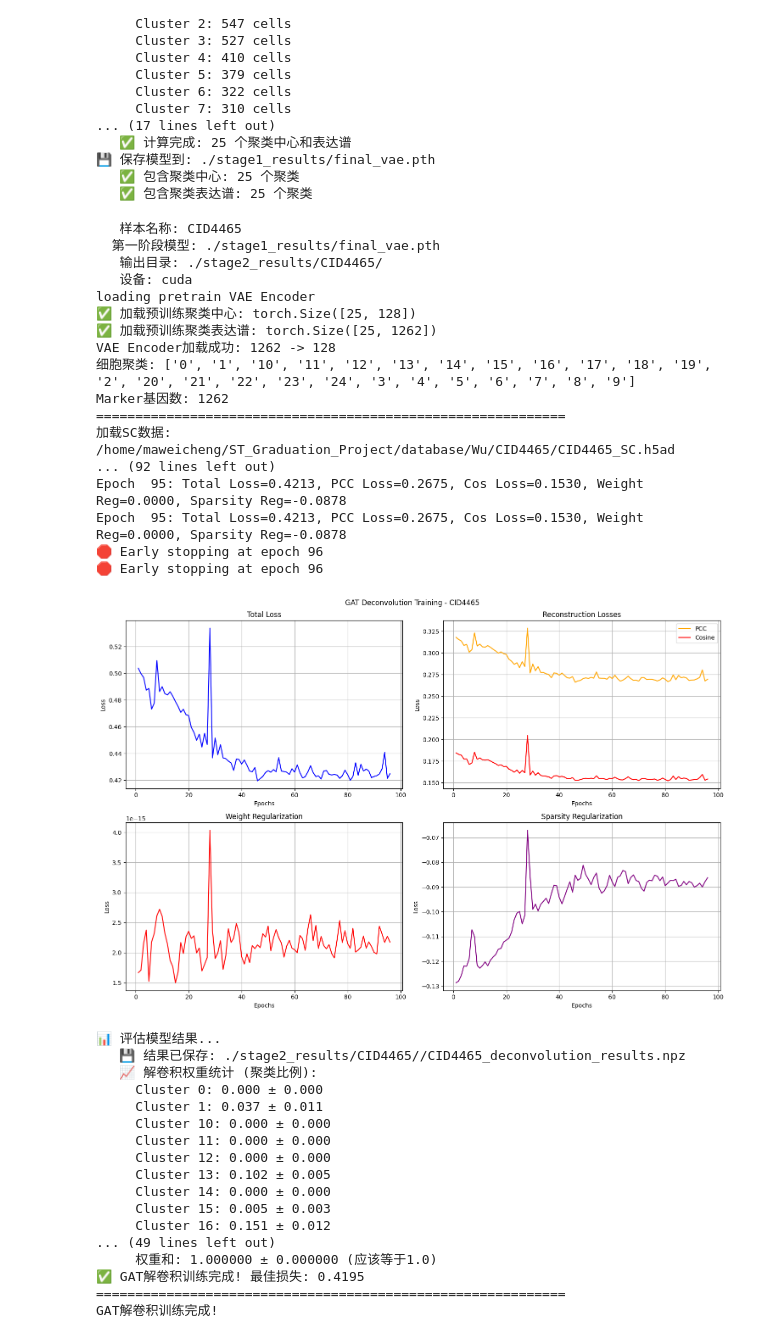
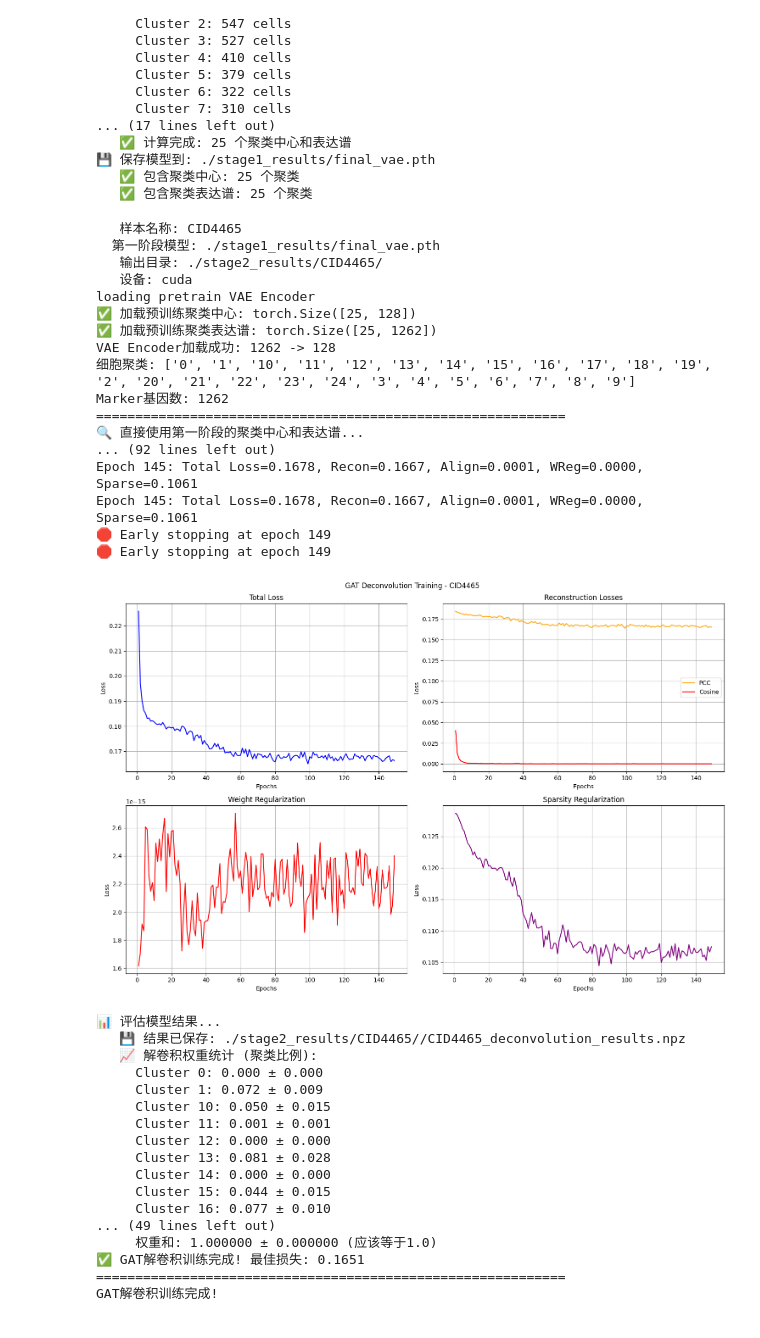
Before and after one commit to KuangQuanS/Spagraph, a Jupyter notebook: SC_MAP_ST/run.ipynb, the cells around one changed output. Drawn from its saved outputs; the diff is of its cells as text; code cells hidden in the pictures.

```diff
--- a/SC_MAP_ST/run.ipynb
+++ b/SC_MAP_ST/run.ipynb
@@ -39,47 +39,53 @@ Epoch 500: Train Loss=471.6633 (Recon=452.7076, KL=18.9557), Test Loss=452.6463
 # %%
 %run stage2.py \
     --st_file "/home/maweicheng/ST_Graduation_Project/database/Wu/CID4465/CID4465_ST.h5ad" \
     --stage1_model_path "./stage1_results/final_vae.pth" \
     --output_dir "./stage2_results/CID4465/" \
     --gat_hidden_dim 256 \
     --gat_layers 6 \
-    --lr 5e-4 \
-    --loss_alpha 1.0 \
-    --loss_beta 0.5 \
+    --lr 1e-4 \
+    --loss_lambda_pearson 1.0 \
+    --loss_lambda_cosine 1.0 \
+    --loss_lambda_align 1.0 \
+    --loss_lambda_reg 0.5 \
+    --loss_lambda_sparse 0.01 \
+    --k_spatial 20 \
+    --similarity_threshold 0.1 \
+    --batch_size 128 \
     --n_epochs 500
 # %% [output]
    样本名称: CID4465
   第一阶段模型: ./stage1_results/final_vae.pth
    输出目录: ./stage2_results/CID4465/
    设备: cuda
 loading pretrain VAE Encoder
 ✅ 加载预训练聚类中心: torch.Size([25, 128])
 ✅ 加载预训练聚类表达谱: torch.Size([25, 1262])
 VAE Encoder加载成功: 1262 -> 128
 细胞聚类: ['0', '1', '10', '11', '12', '13', '14', '15', '16', '17', '18', '19', '2', '20', '21', '22', '23', '24', '3', '4', '5', '6', '7', '8', '9']
 Marker基因数: 1262
 ============================================================
-加载SC数据: /home/maweicheng/ST_Graduation_Project/database/Wu/CID4465/CID4465_SC.h5ad
+🔍 直接使用第一阶段的聚类中心和表达谱...
 ... (92 lines left out)
-Epoch  95: Total Loss=0.4213, PCC Loss=0.2675, Cos Loss=0.1530, Weight Reg=0.0000, Sparsity Reg=-0.0878
-Epoch  95: Total Loss=0.4213, PCC Loss=0.2675, Cos Loss=0.1530, Weight Reg=0.0000, Sparsity Reg=-0.0878
-🛑 Early stopping at epoch 96
-🛑 Early stopping at epoch 96
+Epoch 145: Total Loss=0.1678, Recon=0.1667, Align=0.0001, WReg=0.0000, Sparse=0.1061
+Epoch 145: Total Loss=0.1678, Recon=0.1667, Align=0.0001, WReg=0.0000, Sparse=0.1061
+🛑 Early stopping at epoch 149
+🛑 Early stopping at epoch 149
-[figure, old version]
+[figure, new version]
 📊 评估模型结果...
    💾 结果已保存: ./stage2_results/CID4465//CID4465_deconvolution_results.npz
    📈 解卷积权重统计 (聚类比例):
      Cluster 0: 0.000 ± 0.000
-     Cluster 1: 0.037 ± 0.011
-     Cluster 10: 0.000 ± 0.000
-     Cluster 11: 0.000 ± 0.000
+     Cluster 1: 0.072 ± 0.009
+     Cluster 10: 0.050 ± 0.015
+     Cluster 11: 0.001 ± 0.001
      Cluster 12: 0.000 ± 0.000
-     Cluster 13: 0.102 ± 0.005
+     Cluster 13: 0.081 ± 0.028
      Cluster 14: 0.000 ± 0.000
-     Cluster 15: 0.005 ± 0.003
-     Cluster 16: 0.151 ± 0.012
+     Cluster 15: 0.044 ± 0.015
+     Cluster 16: 0.077 ± 0.010
 ... (49 lines left out)
      权重和: 1.000000 ± 0.000000 (应该等于1.0)
-✅ GAT解卷积训练完成! 最佳损失: 0.4195
+✅ GAT解卷积训练完成! 最佳损失: 0.1651
 ============================================================
 GAT解卷积训练完成!
```
Also changed, not shown: 3 other files.
